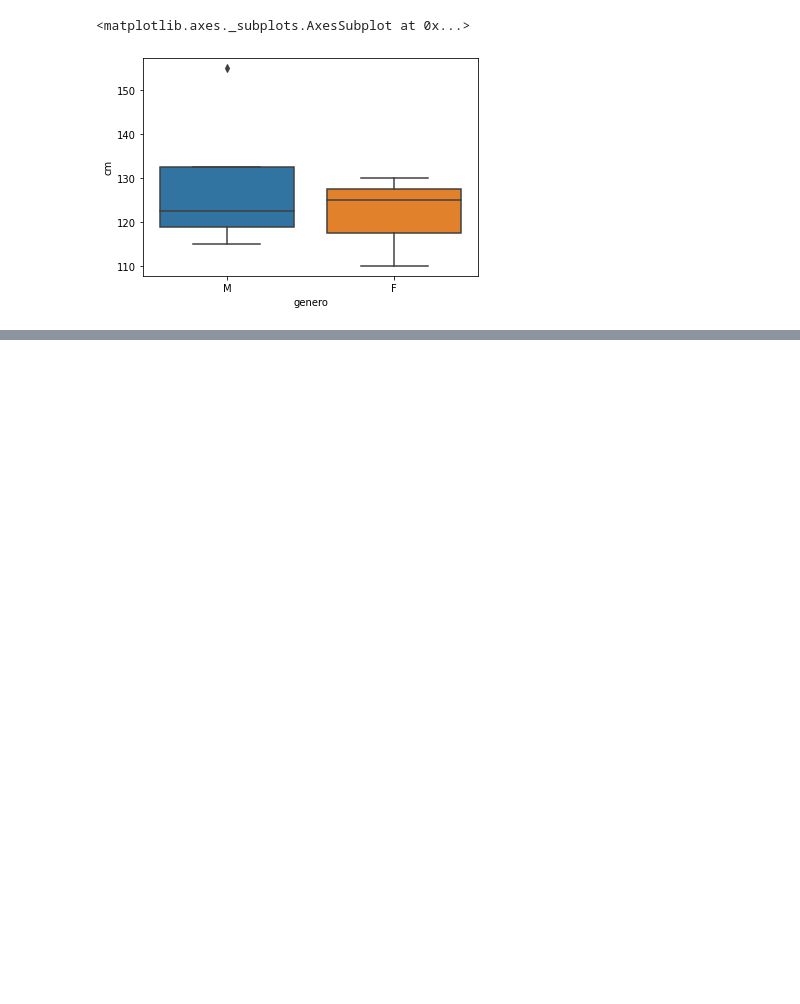
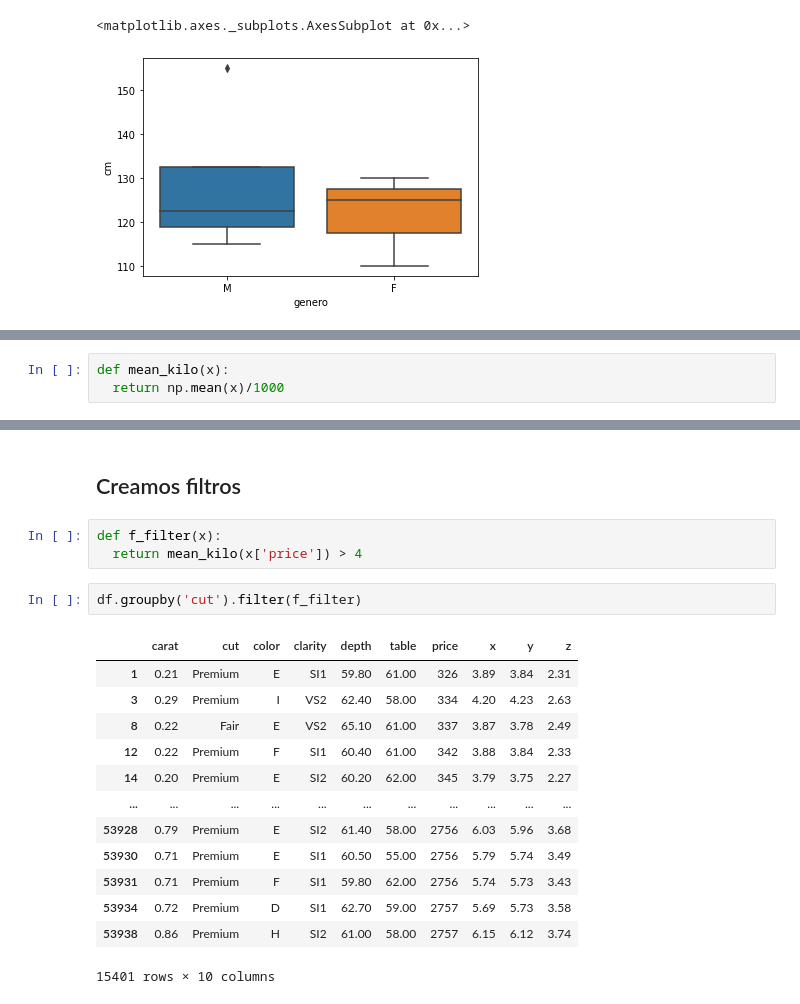
Before and after one commit to FernandoCallasaca/data_science_projects, a Jupyter notebook: 10_aggregation_groupby.ipynb, the cells around one changed output, grey strips where cells are left out. Cells and saved outputs as stored; diff of their text form; blank space fills up the shorter version.

```diff
--- a/10_aggregation_groupby.ipynb
+++ b/10_aggregation_groupby.ipynb
@@ -79,0 +227,3 @@ sn.boxplot(x = 'genero', y = 'cm', data = df)
+# %%
+def mean_kilo(x):
+  return np.mean(x)/1000
@@ -79,0 +269,21 @@ sn.boxplot(x = 'genero', y = 'cm', data = df)
+# %% [markdown]
+## Creamos filtros
+# %%
+def f_filter(x):
+  return mean_kilo(x['price']) > 4
+# %%
+df.groupby('cut').filter(f_filter)
+# %% [output]
+|  | carat | cut | color | clarity | depth | table | price | x | y | z |
+| 1 | 0.21 | Premium | E | SI1 | 59.80 | 61.00 | 326 | 3.89 | 3.84 | 2.31 |
+| 3 | 0.29 | Premium | I | VS2 | 62.40 | 58.00 | 334 | 4.20 | 4.23 | 2.63 |
+| 8 | 0.22 | Fair | E | VS2 | 65.10 | 61.00 | 337 | 3.87 | 3.78 | 2.49 |
+| 12 | 0.22 | Premium | F | SI1 | 60.40 | 61.00 | 342 | 3.88 | 3.84 | 2.33 |
+| 14 | 0.20 | Premium | E | SI2 | 60.20 | 62.00 | 345 | 3.79 | 3.75 | 2.27 |
+| ... | ... | ... | ... | ... | ... | ... | ... | ... | ... | ... |
+| 53928 | 0.79 | Premium | E | SI2 | 61.40 | 58.00 | 2756 | 6.03 | 5.96 | 3.68 |
+| 53930 | 0.71 | Premium | E | SI1 | 60.50 | 55.00 | 2756 | 5.79 | 5.74 | 3.49 |
+| 53931 | 0.71 | Premium | F | SI1 | 59.80 | 62.00 | 2756 | 5.74 | 5.73 | 3.43 |
+| 53934 | 0.72 | Premium | D | SI1 | 62.70 | 59.00 | 2757 | 5.69 | 5.73 | 3.58 |
+| 53938 | 0.86 | Premium | H | SI2 | 61.00 | 58.00 | 2757 | 6.15 | 6.12 | 3.74 |
+15401 rows × 10 columns
```
Also changed, not shown: parts of 16 cells of this notebook.
